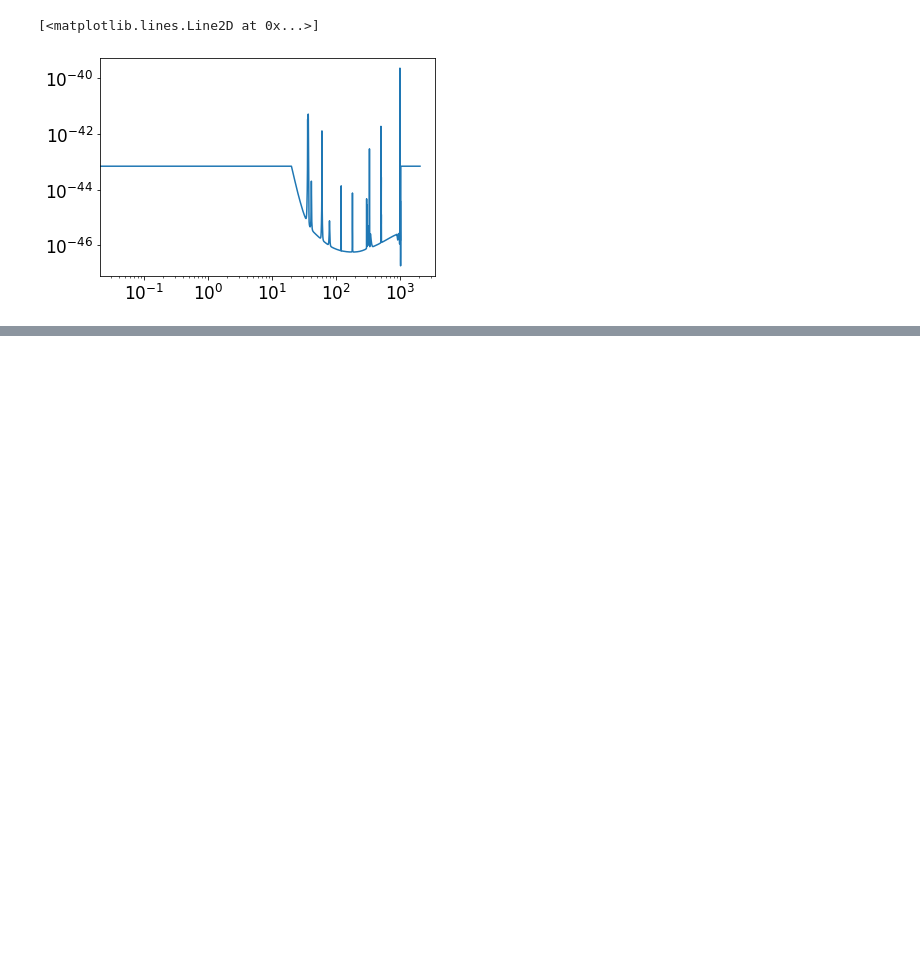
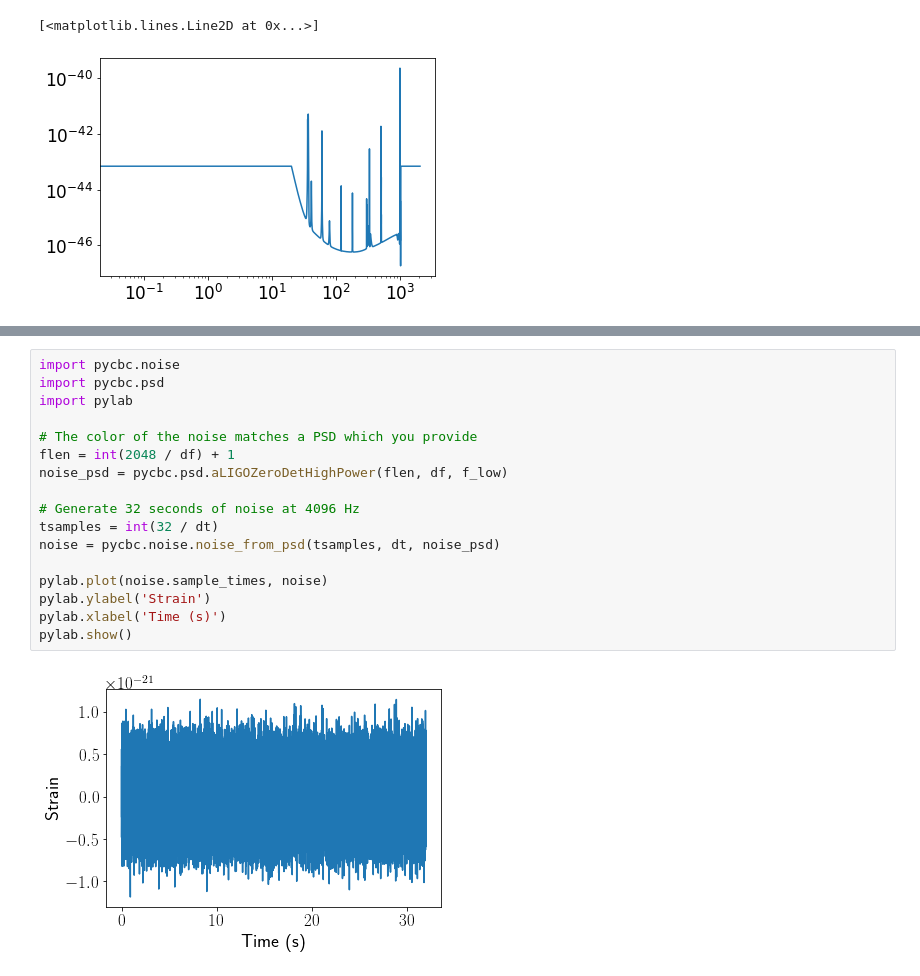
Before and after one commit to Fergus-Hayes/quantum-matched-filter, a Jupyter notebook: CMF.ipynb, the cells around one changed output, grey strips where cells are left out. Cells and saved outputs as stored; diff of their text form; blank space fills up the shorter version.

```diff
--- a/CMF.ipynb
+++ b/CMF.ipynb
@@ -77,0 +115,19 @@ noise_ = pycbc.noise.noise_from_psd(len(strain), strain.delta_t, psd_noise)
+# %%
+import pycbc.noise
+import pycbc.psd
+import pylab
+
+# The color of the noise matches a PSD which you provide
+flen = int(2048 / df) + 1
+noise_psd = pycbc.psd.aLIGOZeroDetHighPower(flen, df, f_low)
+
+# Generate 32 seconds of noise at 4096 Hz
+tsamples = int(32 / dt)
+noise = pycbc.noise.noise_from_psd(tsamples, dt, noise_psd)
+
+pylab.plot(noise.sample_times, noise)
+pylab.ylabel('Strain')
+pylab.xlabel('Time (s)')
+pylab.show()
+# %% [output]
+[figure, added]
```
Also changed, not shown: parts of 16 cells of this notebook, 3 other files.
